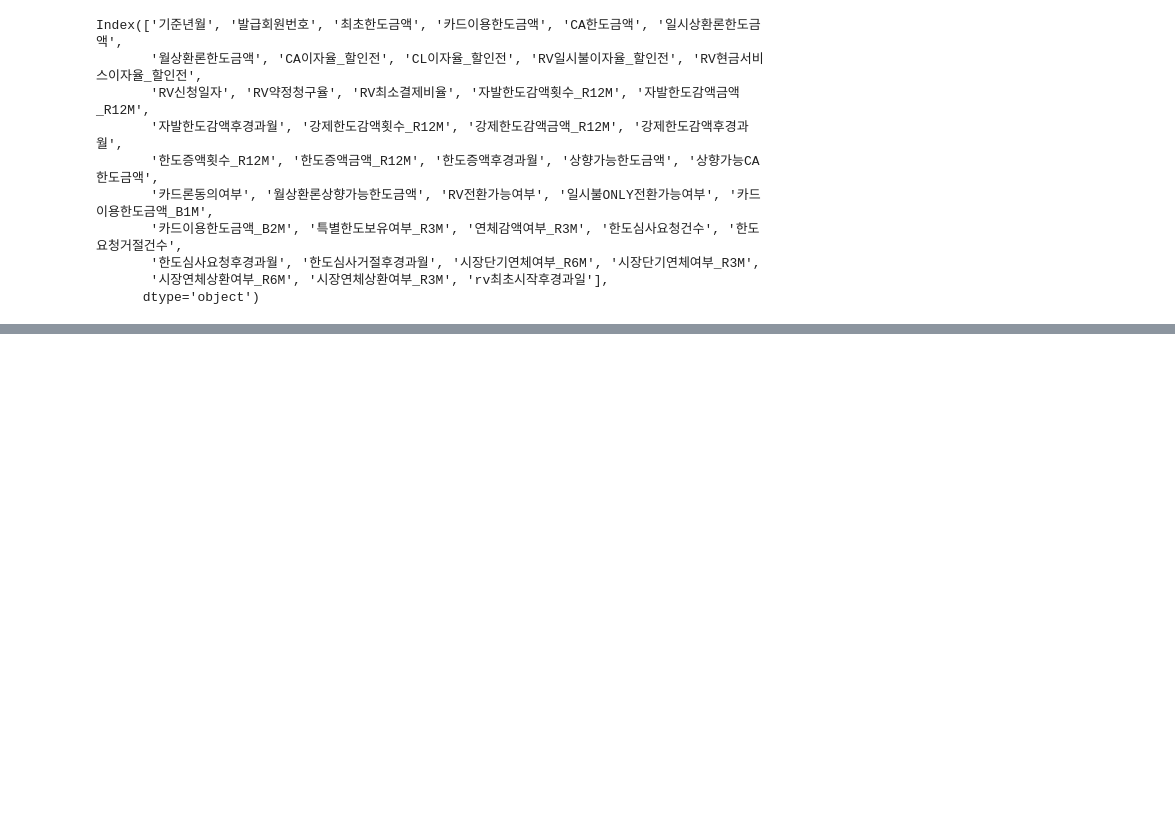
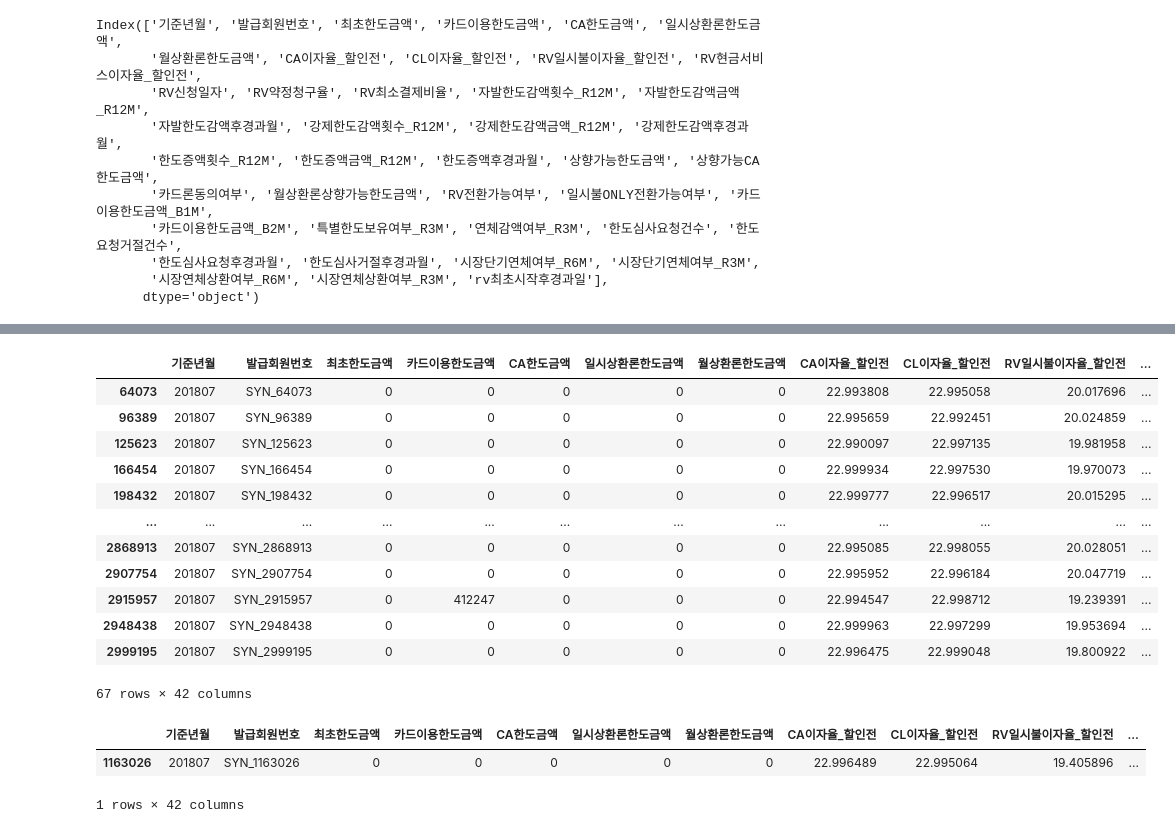
Before and after one commit to jayiuk/mid_project, a Jupyter notebook: data_check.ipynb, the cells around one changed output, grey strips where cells are left out. Cells and saved outputs as stored; diff of their text form; code cells hidden in the pictures; blank space fills up the shorter version.

```diff
--- a/data_check.ipynb
+++ b/data_check.ipynb
@@ -238,0 +305,22 @@ Index(['기준년월', '발급회원번호', '최초한도금액', '카드이용
+# %%
+df2.query('(시장단기연체여부_R6M == 1) & (시장단기연체여부_R3M == 0)')
+# %% [output]
+|  | 기준년월 | 발급회원번호 | 최초한도금액 | 카드이용한도금액 | CA한도금액 | 일시상환론한도금액 | 월상환론한도금액 | CA이자율_할인전 | CL이자율_할인전 | RV일시불이자율_할인전 | ... |
+| 64073 | 201807 | SYN_64073 | 0 | 0 | 0 | 0 | 0 | 22.993808 | 22.995058 | 20.017696 | ... |
+| 96389 | 201807 | SYN_96389 | 0 | 0 | 0 | 0 | 0 | 22.995659 | 22.992451 | 20.024859 | ... |
+| 125623 | 201807 | SYN_125623 | 0 | 0 | 0 | 0 | 0 | 22.990097 | 22.997135 | 19.981958 | ... |
+| 166454 | 201807 | SYN_166454 | 0 | 0 | 0 | 0 | 0 | 22.999934 | 22.997530 | 19.970073 | ... |
+| 198432 | 201807 | SYN_198432 | 0 | 0 | 0 | 0 | 0 | 22.999777 | 22.996517 | 20.015295 | ... |
+| ... | ... | ... | ... | ... | ... | ... | ... | ... | ... | ... | ... |
+| 2868913 | 201807 | SYN_2868913 | 0 | 0 | 0 | 0 | 0 | 22.995085 | 22.998055 | 20.028051 | ... |
+| 2907754 | 201807 | SYN_2907754 | 0 | 0 | 0 | 0 | 0 | 22.995952 | 22.996184 | 20.047719 | ... |
+| 2915957 | 201807 | SYN_2915957 | 0 | 412247 | 0 | 0 | 0 | 22.994547 | 22.998712 | 19.239391 | ... |
+| 2948438 | 201807 | SYN_2948438 | 0 | 0 | 0 | 0 | 0 | 22.999963 | 22.997299 | 19.953694 | ... |
+| 2999195 | 201807 | SYN_2999195 | 0 | 0 | 0 | 0 | 0 | 22.996475 | 22.999048 | 19.800922 | ... |
+67 rows × 42 columns
+# %%
+df2.query('(시장단기연체여부_R6M == 0) & (시장단기연체여부_R3M == 1)')
+# %% [output]
+|  | 기준년월 | 발급회원번호 | 최초한도금액 | 카드이용한도금액 | CA한도금액 | 일시상환론한도금액 | 월상환론한도금액 | CA이자율_할인전 | CL이자율_할인전 | RV일시불이자율_할인전 | ... |
+| 1163026 | 201807 | SYN_1163026 | 0 | 0 | 0 | 0 | 0 | 22.996489 | 22.995064 | 19.405896 | ... |
+1 rows × 42 columns
```
Also changed, not shown: parts of 14 cells of this notebook.
